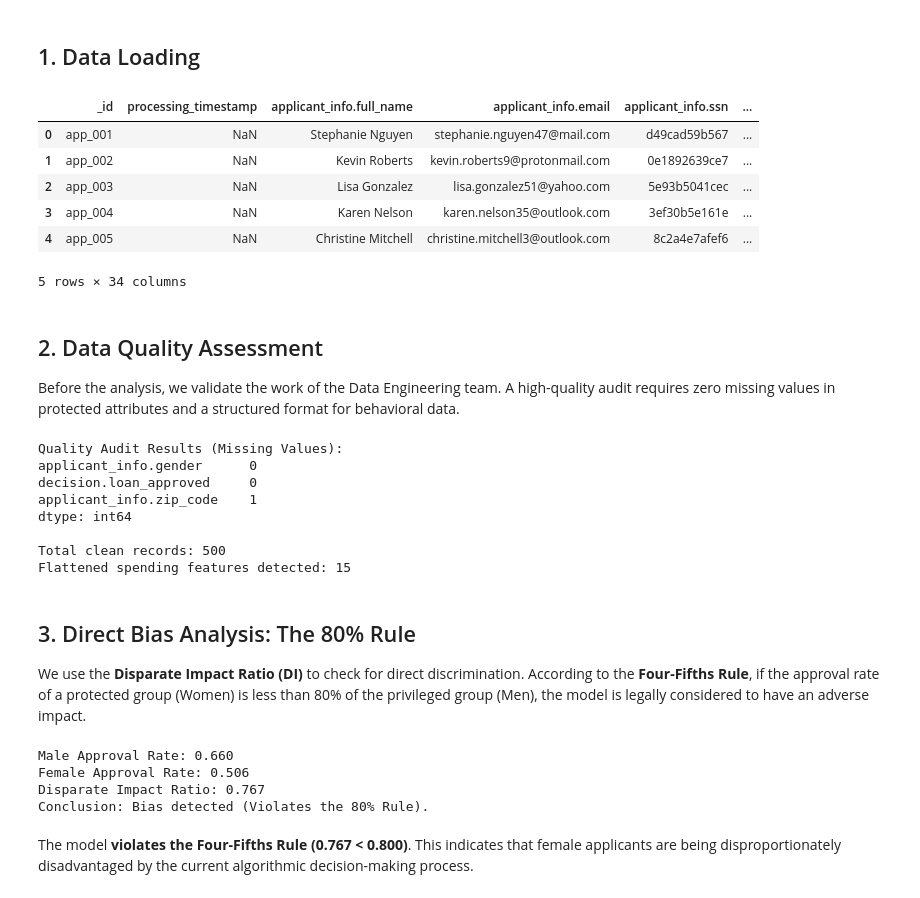
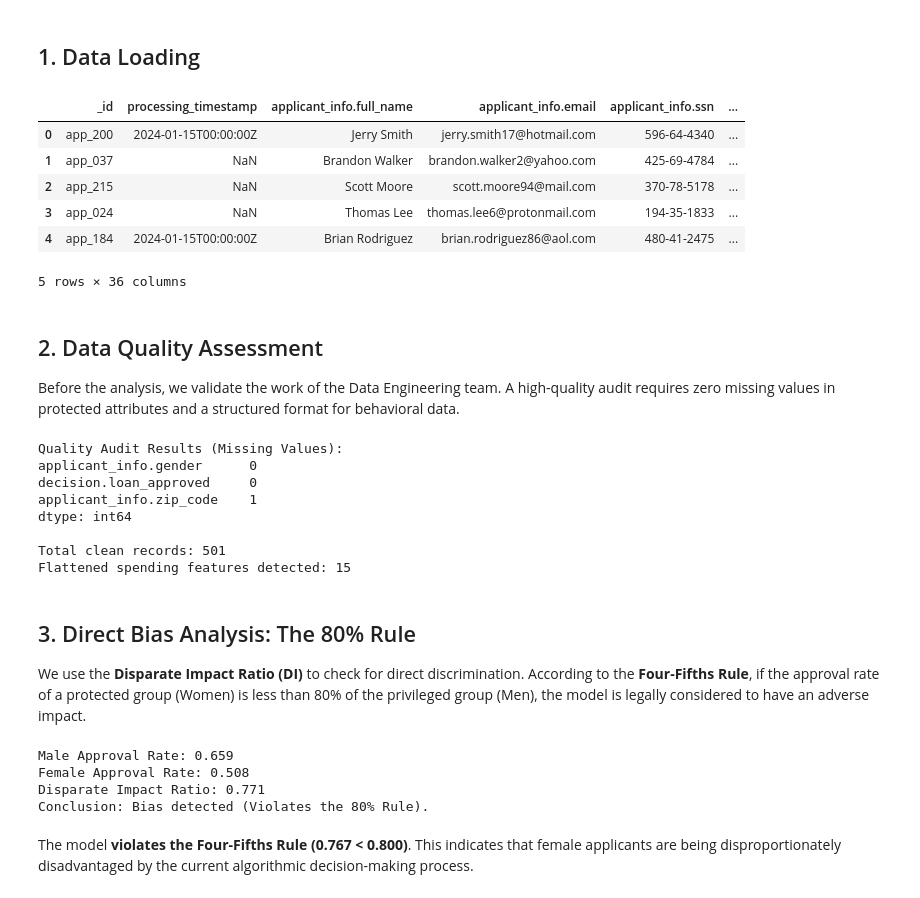
Before and after one commit to AMFreitas04/dego-project-team8, a Jupyter notebook: notebooks/02 - bias - analysis.ipynb, the cells around one changed output. Saved outputs shown, nothing was run; the diff lists cells and outputs as text; code cells hidden in the pictures.

```diff
--- a/notebooks/02 - bias - analysis.ipynb
+++ b/notebooks/02 - bias - analysis.ipynb
@@ -24,21 +24,21 @@ All Libraries sucessfully loaded.
 Environment ready for audit.
 # %% [markdown]
 ## 1. Data Loading
-# %%
-#Load the Cleaned Dataset
-
-df = pd.read_csv("cleaned_credit_data-2.csv")
-
-#Display the first 5 rows to confirm it loaded correctly
-df.head()
-# %% [output]
-|  | _id | processing_timestamp | applicant_info.full_name | applicant_info.email | applicant_info.ssn | ... |
-| 0 | app_001 | NaN | Stephanie Nguyen | stephanie.nguyen47@mail.com | d49cad59b567 | ... |
-| 1 | app_002 | NaN | Kevin Roberts | kevin.roberts9@protonmail.com | 0e1892639ce7 | ... |
-| 2 | app_003 | NaN | Lisa Gonzalez | lisa.gonzalez51@yahoo.com | 5e93b5041cec | ... |
-| 3 | app_004 | NaN | Karen Nelson | karen.nelson35@outlook.com | 3ef30b5e161e | ... |
-| 4 | app_005 | NaN | Christine Mitchell | christine.mitchell3@outlook.com | 8c2a4e7afef6 | ... |
-5 rows × 34 columns
+# %%
+#Load the Cleaned Dataset
+
+df = pd.read_csv('../data/cleaned_credit_datav2.csv')
+
+#Display the first 5 rows to confirm it loaded correctly
+df.head()
+# %% [output]
+|  | _id | processing_timestamp | applicant_info.full_name | applicant_info.email | applicant_info.ssn | ... |
+| 0 | app_200 | 2024-01-15T00:00:00Z | Jerry Smith | jerry.smith17@hotmail.com | 596-64-4340 | ... |
+| 1 | app_037 | NaN | Brandon Walker | brandon.walker2@yahoo.com | 425-69-4784 | ... |
+| 2 | app_215 | NaN | Scott Moore | scott.moore94@mail.com | 370-78-5178 | ... |
+| 3 | app_024 | NaN | Thomas Lee | thomas.lee6@protonmail.com | 194-35-1833 | ... |
+| 4 | app_184 | 2024-01-15T00:00:00Z | Brian Rodriguez | brian.rodriguez86@aol.com | 480-41-2475 | ... |
+5 rows × 36 columns
 # %% [markdown]
 ## 2. Data Quality Assessment
 Before the analysis, we validate the work of the Data Engineering team. A high-quality audit requires zero missing values in protected attributes and a structured format for behavioral data.
@@ -52,9 +52,9 @@ print(quality_check)
 print(f"\nTotal clean records: {len(df)}")
 
 #Verifying if spending data was correctly flattened
-spending_cols = ['Adult Entertainment', 'Alcohol', 'Dining', 'Education', 'Entertainment',
-                 'Fitness', 'Gambling', 'Groceries', 'Healthcare', 'Insurance',
-                 'Rent', 'Shopping', 'Transportation', 'Travel', 'Utilities']
+spending_cols = ['adult_entertainment_spend', 'alcohol_spend', 'dining_spend', 'education_spend', 'entertainment_spend',
+                 'fitness_spend', 'gambling_spend', 'groceries_spend', 'healthcare_spend', 'insurance_spend',
+                 'rent_spend', 'shopping_spend', 'transportation_spend', 'travel_spend', 'utilities_spend']
 print(f"Flattened spending features detected: {len(spending_cols)}")
 # %% [output]
 Quality Audit Results (Missing Values):
@@ -63,7 +63,7 @@ decision.loan_approved     0
 applicant_info.zip_code    1
 dtype: int64
 
-Total clean records: 500
+Total clean records: 501
 Flattened spending features detected: 15
 # %% [markdown]
 ## 3. Direct Bias Analysis: The 80% Rule
@@ -95,9 +95,9 @@ if di_ratio < 0.8:
 else:
     print("Conclusion: No direct bias detected (Passes the 80% Rule).")
 # %% [output]
-Male Approval Rate: 0.660
-Female Approval Rate: 0.506
-Disparate Impact Ratio: 0.767
+Male Approval Rate: 0.659
+Female Approval Rate: 0.508
+Disparate Impact Ratio: 0.771
 Conclusion: Bias detected (Violates the 80% Rule).
 # %% [markdown]
 The model **violates the Four-Fifths Rule (0.767 < 0.800)**. This indicates that female applicants are being disproportionately disadvantaged by the current algorithmic decision-making process.
```
Also changed, not shown: parts of 2 cells of this notebook, 11 other files.
